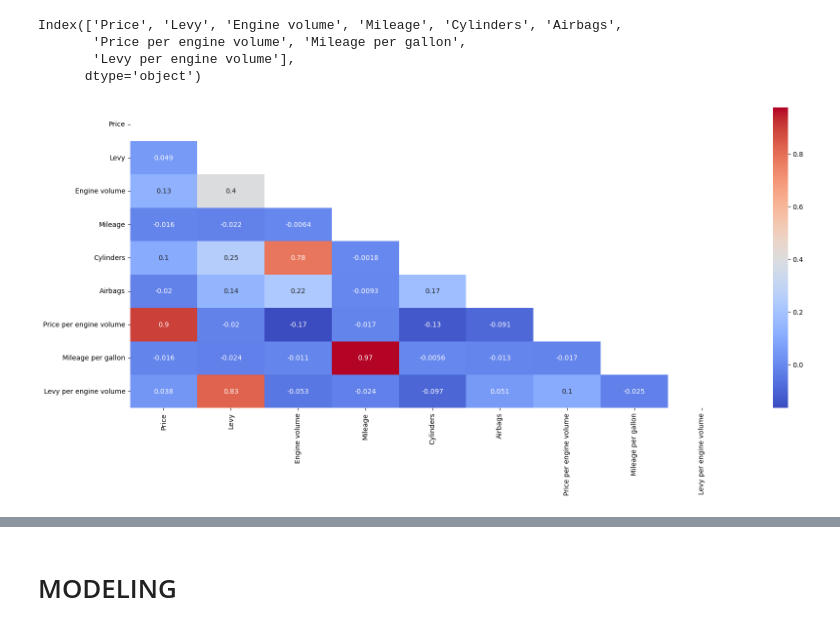
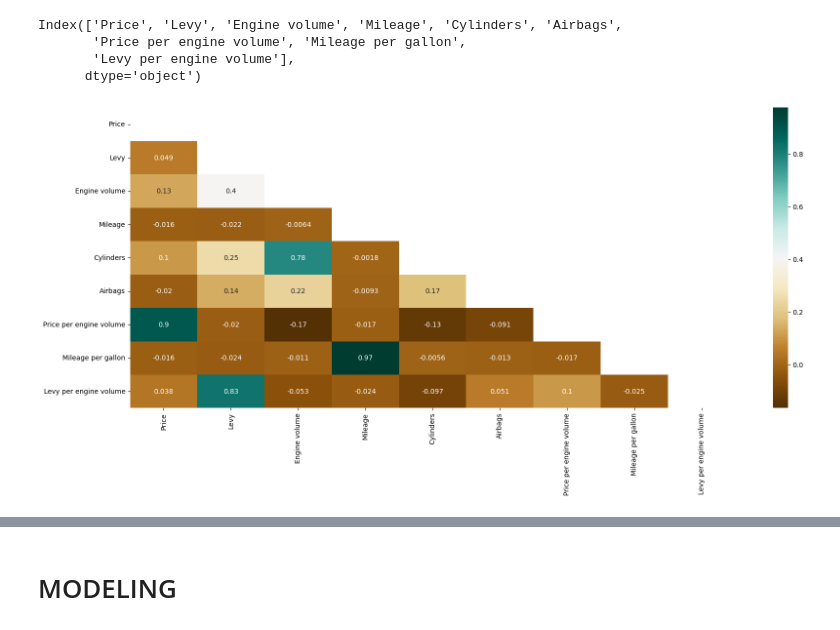
Before and after one commit to Mugangasia/Car-Price-Prediction-Challenge, a Jupyter notebook: car prediction model.ipynb, the cells around one changed output, grey strips where cells are left out. Saved outputs shown, nothing was run; the diff lists cells and outputs as text; code cells hidden in the pictures.

```diff
--- a/car prediction model.ipynb
+++ b/car prediction model.ipynb
@@ -464,8 +466,8 @@ Index(['Price', 'Levy', 'Engine volume', 'Mileage', 'Cylinders', 'Airbags',
 # %%
 # Correlation between numerical features upper triangle
 corr = dataset[num_features].corr()
 plt.figure(figsize=(20,8))
-sns.heatmap(corr, annot=True, cmap='coolwarm', mask=np.triu(corr))
+sns.heatmap(corr, annot=True, cmap='BrBG', mask=np.triu(corr))
 plt.show()
 # %% [output]
-[figure, old version]
+[figure, new version]
```
Also changed, not shown: parts of 17 cells of this notebook.
